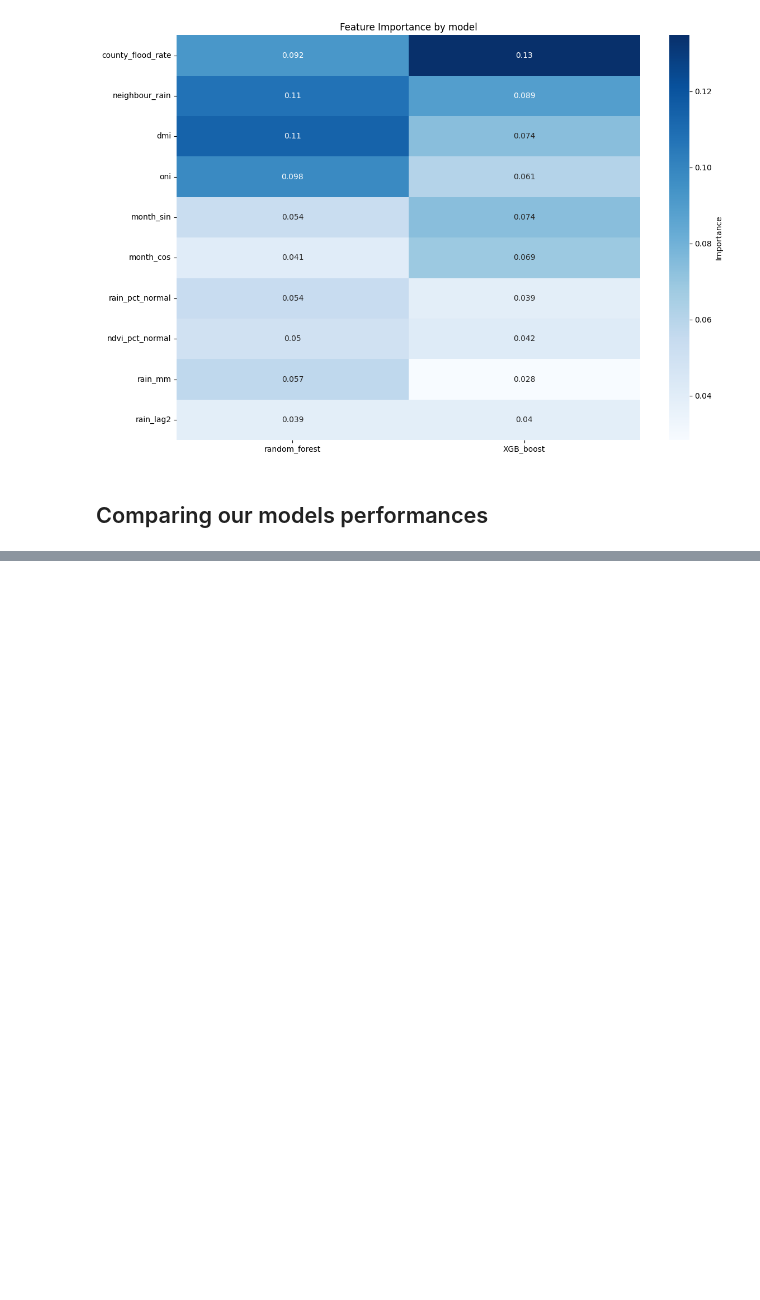
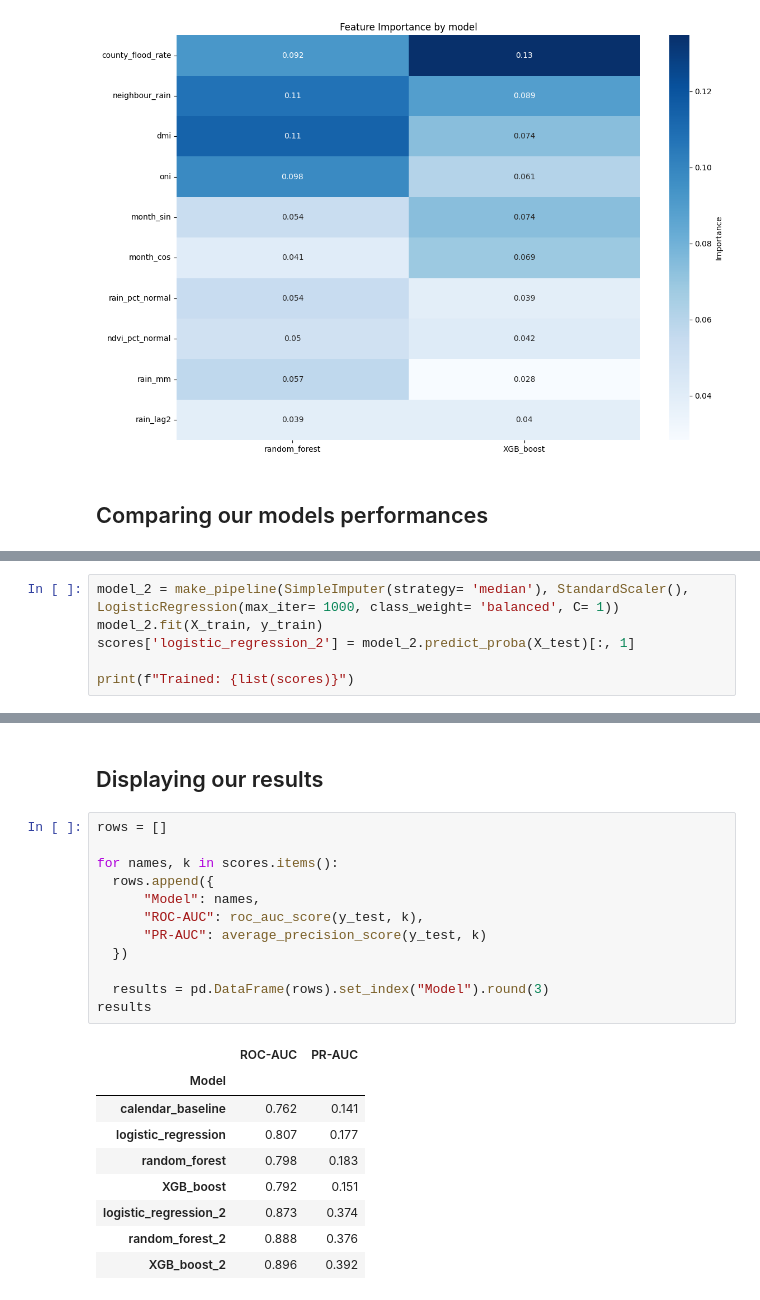
Before and after one commit to Fadhili-22/ElNinoEngine, a Jupyter notebook: notebooks/ElNinoModelling.ipynb, the cells around one changed output, grey strips where cells are left out. Cells and saved outputs as stored; diff of their text form; blank space fills up the shorter version.

```diff
--- a/notebooks/ElNinoModelling.ipynb
+++ b/notebooks/ElNinoModelling.ipynb
@@ -197,0 +319,6 @@ results
+# %%
+model_2 = make_pipeline(SimpleImputer(strategy= 'median'), StandardScaler(), LogisticRegression(max_iter= 1000, class_weight= 'balanced', C= 1))
+model_2.fit(X_train, y_train)
+scores['logistic_regression_2'] = model_2.predict_proba(X_test)[:, 1]
+
+print(f"Trained: {list(scores)}")
@@ -197,0 +445,24 @@ results
+# %% [markdown]
+## Displaying our results
+# %%
+rows = []
+
+for names, k in scores.items():
+  rows.append({
+      "Model": names,
+      "ROC-AUC": roc_auc_score(y_test, k),
+      "PR-AUC": average_precision_score(y_test, k)
+  })
+
+  results = pd.DataFrame(rows).set_index("Model").round(3)
+results
+# %% [output]
+|  | ROC-AUC | PR-AUC |
+| Model |  |  |
+| calendar_baseline | 0.762 | 0.141 |
+| logistic_regression | 0.807 | 0.177 |
+| random_forest | 0.798 | 0.183 |
+| XGB_boost | 0.792 | 0.151 |
+| logistic_regression_2 | 0.873 | 0.374 |
+| random_forest_2 | 0.888 | 0.376 |
+| XGB_boost_2 | 0.896 | 0.392 |
```
Also changed, not shown: parts of 35 cells of this notebook.
